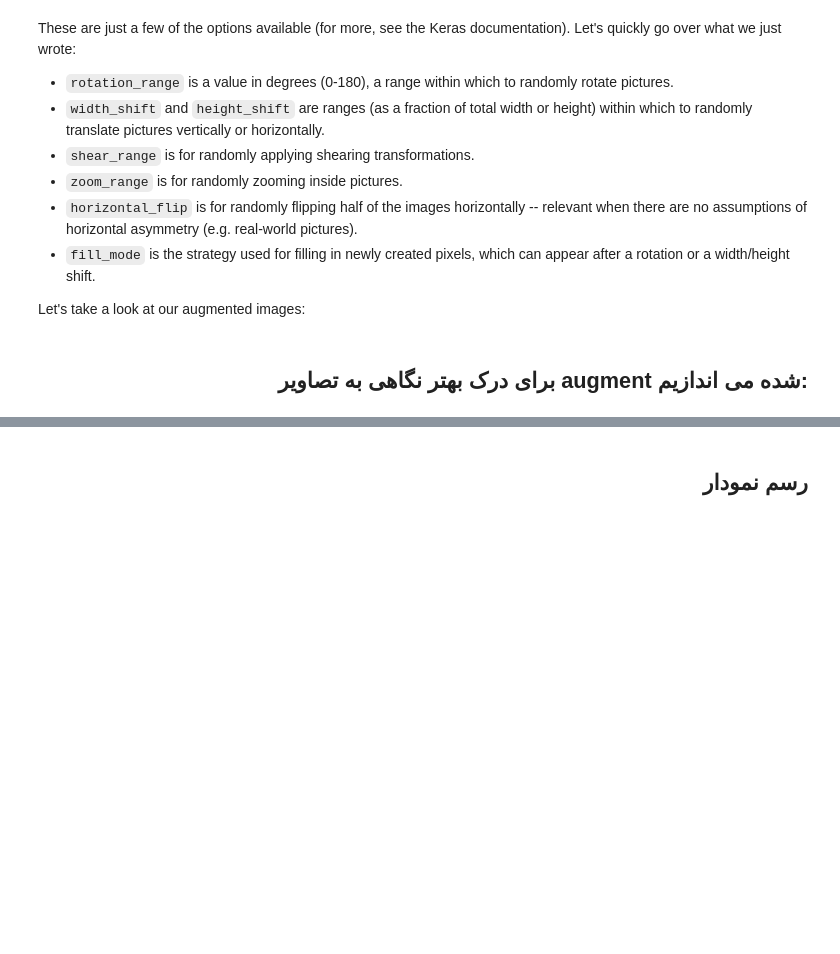
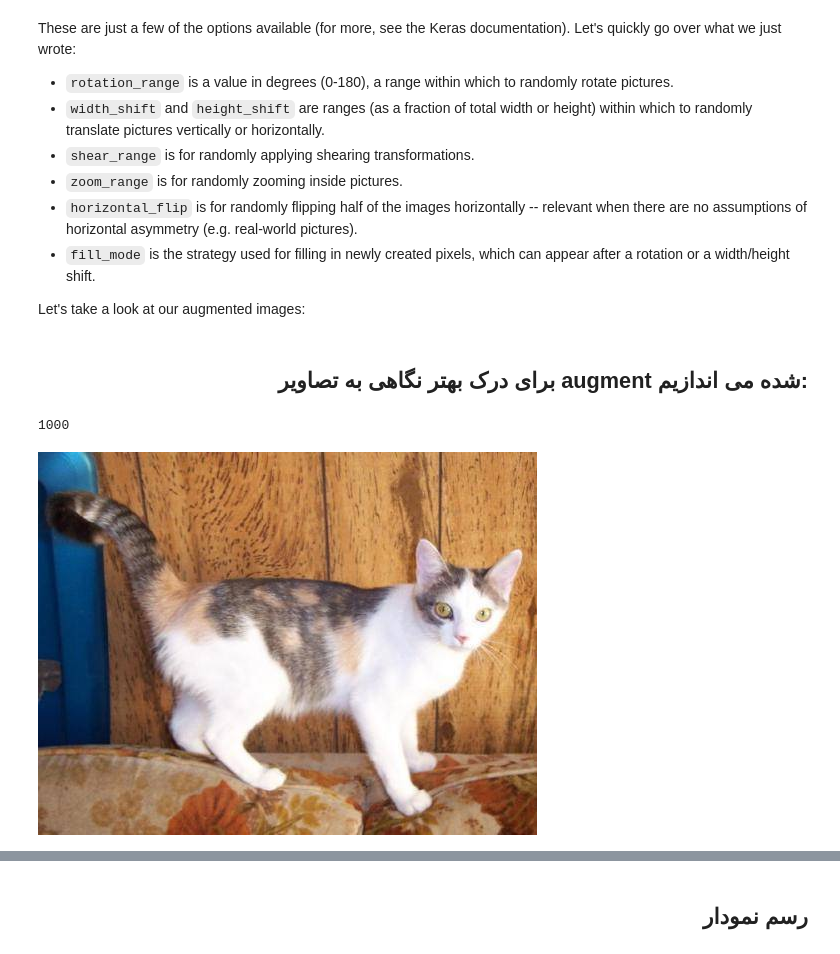
Before and after one commit to Mmdpvz/my-colab, a Jupyter notebook: 09_data_augmentation.ipynb, the cells around one changed output, grey strips where cells are left out. Drawn from its saved outputs; the diff is of its cells as text; code cells hidden in the pictures; blank space fills up the shorter version.

```diff
--- a/09_data_augmentation.ipynb
+++ b/09_data_augmentation.ipynb
@@ -52,5 +95,46 @@ test_dogs_dir = os.path.join(test_dir, 'dogs')
 # %% [markdown]
 ## <div style="direction:rtl;text-align:right;font-family:B Lotus, B Nazanin, Tahoma"> برای بررسی صحت انجام کار تعداد تصاویرآموزشی/آزمون/توسعه را بررسی میکنیم.</div>
+# %%
+fnames = ['cat.{}.jpg'.format(i) for i in range(1000)]
+for fname in fnames:
+    src = os.path.join(original_dataset_dir, fname)
+    dst = os.path.join(train_cats_dir, fname)
+    shutil.copyfile(src, dst)
+
+# Copy next 500 cat images to validation_cats_dir
+fnames = ['cat.{}.jpg'.format(i) for i in range(1000, 1500)]
+for fname in fnames:
+    src = os.path.join(original_dataset_dir, fname)
+    dst = os.path.join(validation_cats_dir, fname)
+    shutil.copyfile(src, dst)
+
+# Copy next 500 cat images to test_cats_dir
+fnames = ['cat.{}.jpg'.format(i) for i in range(1500, 2000)]
+for fname in fnames:
+    src = os.path.join(original_dataset_dir, fname)
+    dst = os.path.join(test_cats_dir, fname)
+    shutil.copyfile(src, dst)
+
+# Copy first 1000 dog images to train_dogs_dir
+fnames = ['dog.{}.jpg'.format(i) for i in range(1000)]
+for fname in fnames:
+    src = os.path.join(original_dataset_dir, fname)
+    dst = os.path.join(train_dogs_dir, fname)
+    shutil.copyfile(src, dst)
+
+# Copy next 500 dog images to validation_dogs_dir
+fnames = ['dog.{}.jpg'.format(i) for i in range(1000, 1500)]
+for fname in fnames:
+    src = os.path.join(original_dataset_dir, fname)
+    dst = os.path.join(validation_dogs_dir, fname)
+    shutil.copyfile(src, dst)
+
+# Copy next 500 dog images to test_dogs_dir
+fnames = ['dog.{}.jpg'.format(i) for i in range(1500, 2000)]
+for fname in fnames:
+    src = os.path.join(original_dataset_dir, fname)
+    dst = os.path.join(test_dogs_dir, fname)
+    shutil.copyfile(src, dst)
 # %%
 print('total training cat images:', len(os.listdir(train_cats_dir)))
 print('total training dog images:', len(os.listdir(train_dogs_dir)))
@@ -90,3 +178,8 @@ Let's take a look at our augmented images:
 # %% [markdown]
 ## <div style="direction:rtl;text-align:right;font-family:B Lotus, B Nazanin, Tahoma">   برای درک بهتر نگاهی به تصاویر augment شده می اندازیم:
  </div>
+# %%
+fnames = [os.path.join(train_cats_dir, fname) for fname in os.listdir(train_cats_dir)]
+len(fnames)
+# %% [output]
+1000
@@ -93,2 +188,6 @@ Let's take a look at our augmented images:
+# %%
+image.load_img(fnames[0])
+# %% [output]
+[figure, added]
 # %%
 # This is module with image preprocessing utilities
```
Also changed, not shown: parts of 18 cells of this notebook.
